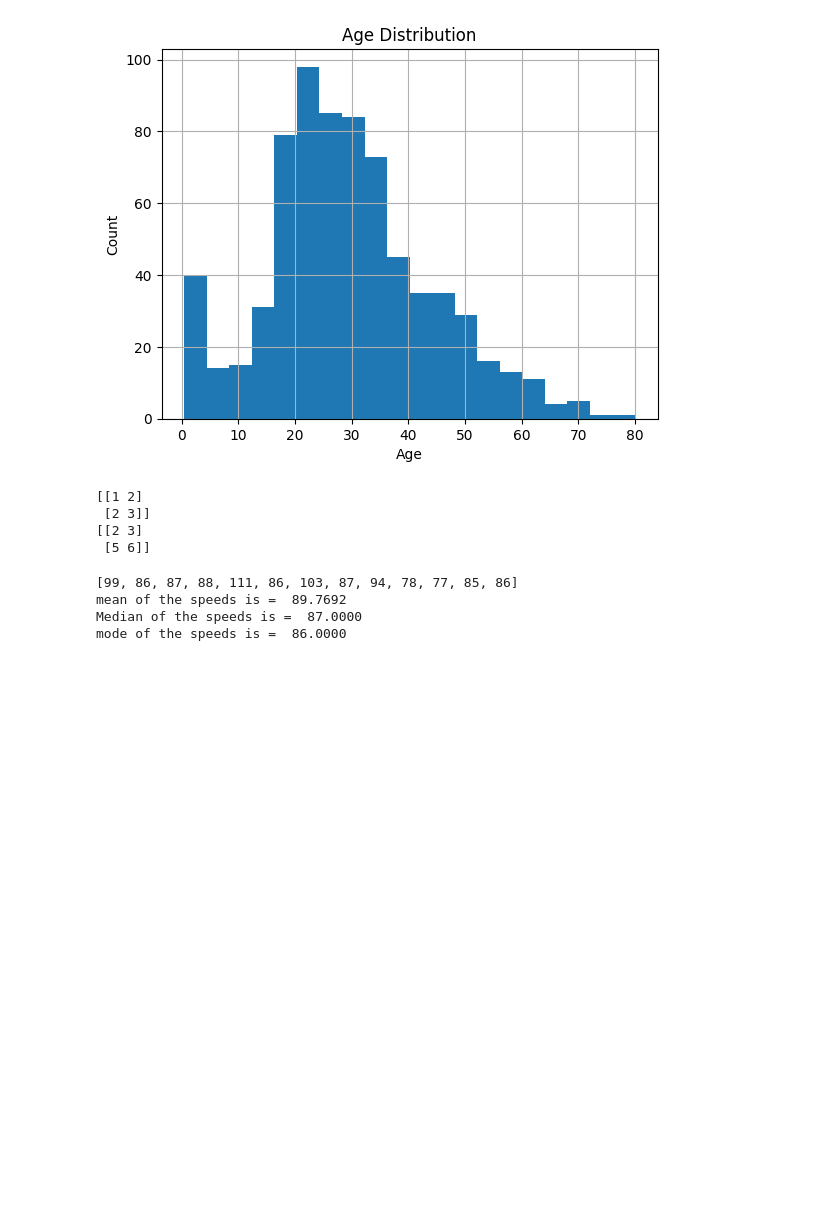
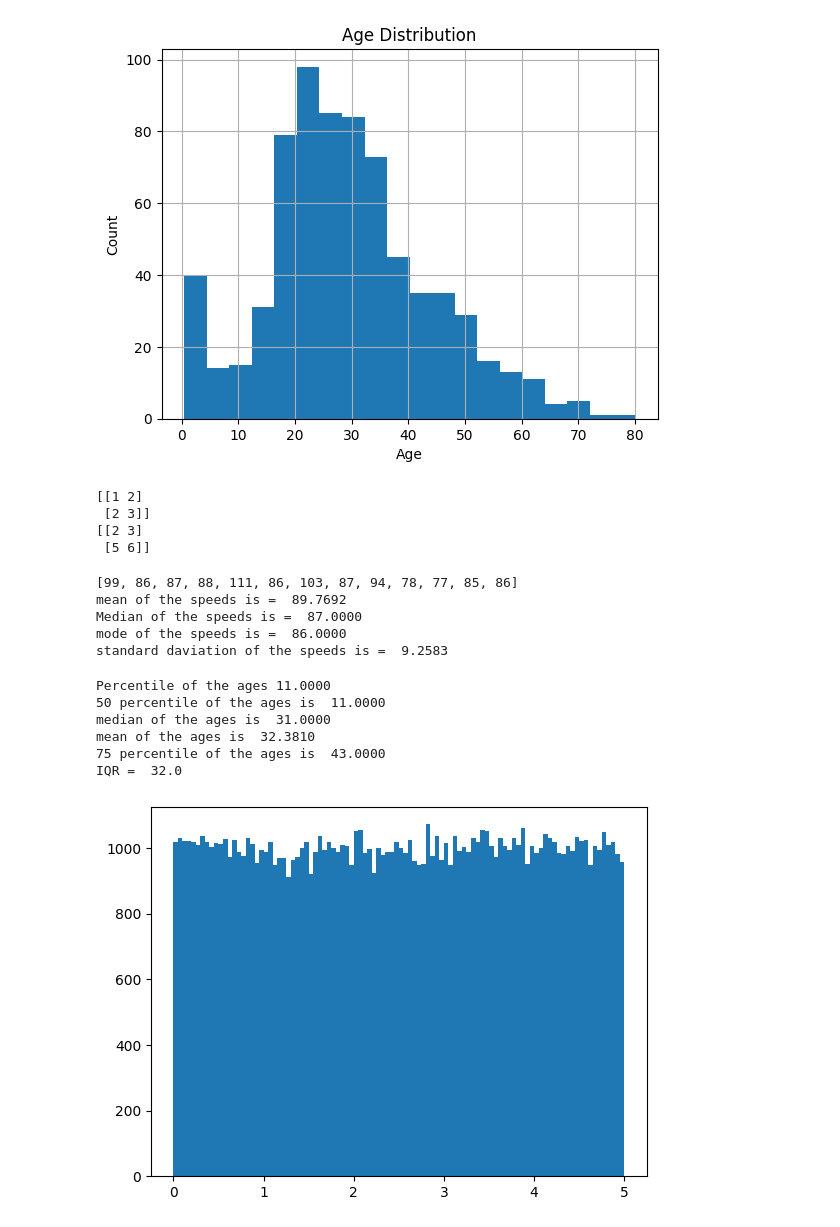
Before and after one commit to hossaintaufiq/AI_and_Machine_Learning, a Jupyter notebook: Gp Academy(AI & ML)/Python/Titanic.ipynb, the cells around one changed output. Cells and saved outputs as stored; diff of their text form; code cells hidden in the pictures; blank space fills up the shorter version.

```diff
--- a/Gp Academy(AI & ML)/Python/Titanic.ipynb
+++ b/Gp Academy(AI & ML)/Python/Titanic.ipynb
@@ -165,13 +165,59 @@ print(speed)
 x= np.mean(speed)
 y=np.median(speed)
 z=stats.mode(speed)
+standard_deviation=np.std(speed)
 
 
 print("mean of the speeds is = ",format(x,".4f"))
 print('Median of the speeds is = ', format(y,'.4f'))
 print('mode of the speeds is = ', format(z.mode,'.4f'))
+print('standard daviation of the speeds is = ', format(standard_deviation,'.4f'))
 # %% [output]
 [99, 86, 87, 88, 111, 86, 103, 87, 94, 78, 77, 85, 86]
 mean of the speeds is =  89.7692
 Median of the speeds is =  87.0000
 mode of the speeds is =  86.0000
+standard daviation of the speeds is =  9.2583
+# %%
+import numpy as np
+
+ages = [5,31,43,48,50,41,7,11,15,39,80,82,32,2,8,6,25,36,27,61,31]
+
+# 25 percentile
+x= np.percentile(ages,25)
+
+print('Percentile of the ages', format(x,'.4f'))
+
+# 50 percentile
+y=np.percentile(ages,50)
+print('50 percentile of the ages is ', format(x,'.4f'))
+# median  should be the same of the 50 percentile (not always )
+median= np.median(ages)
+mean=np.mean(ages)
+print('median of the ages is ', format(median,'.4f'))
+print('mean of the ages is ',format(mean,'.4f'))
+
+# 75 percentile
+z=np.percentile(ages,75)
+print('75 percentile of the ages is ', format(z,'.4f'))
+
+# iqr= inter quatile range
+iqr=z-x
+print('IQR = ', iqr)
+# %% [output]
+Percentile of the ages 11.0000
+50 percentile of the ages is  11.0000
+median of the ages is  31.0000
+mean of the ages is  32.3810
+75 percentile of the ages is  43.0000
+IQR =  32.0
+# %%
+import numpy as np
+import matplotlib.pyplot as plt
+
+x = np.random.uniform(0.0, 5.0, 100000)
+
+plt.hist(x, 100)
+plt.show()
+# %% [output]
+[figure, added]
```
Also changed, not shown: parts of 1 cell of this notebook.
